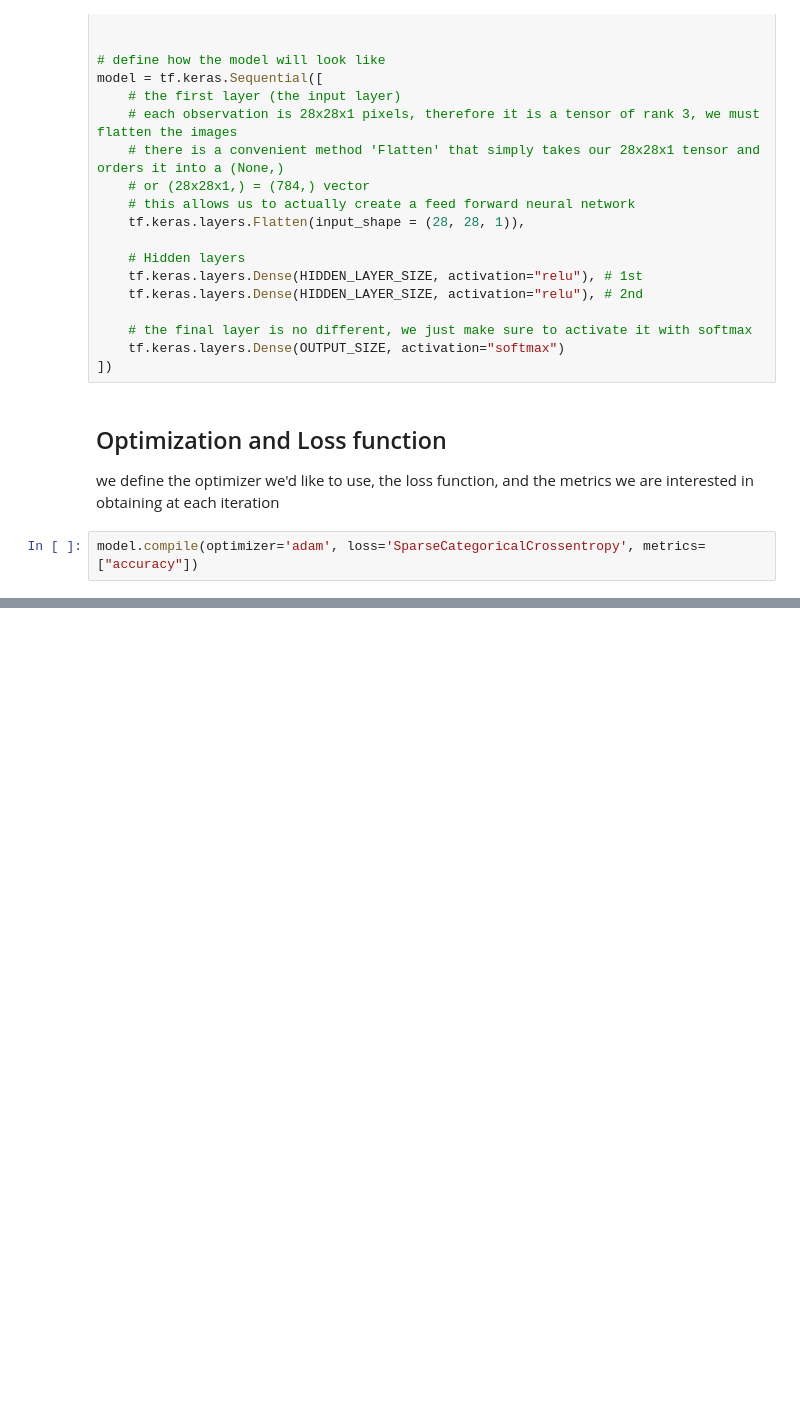
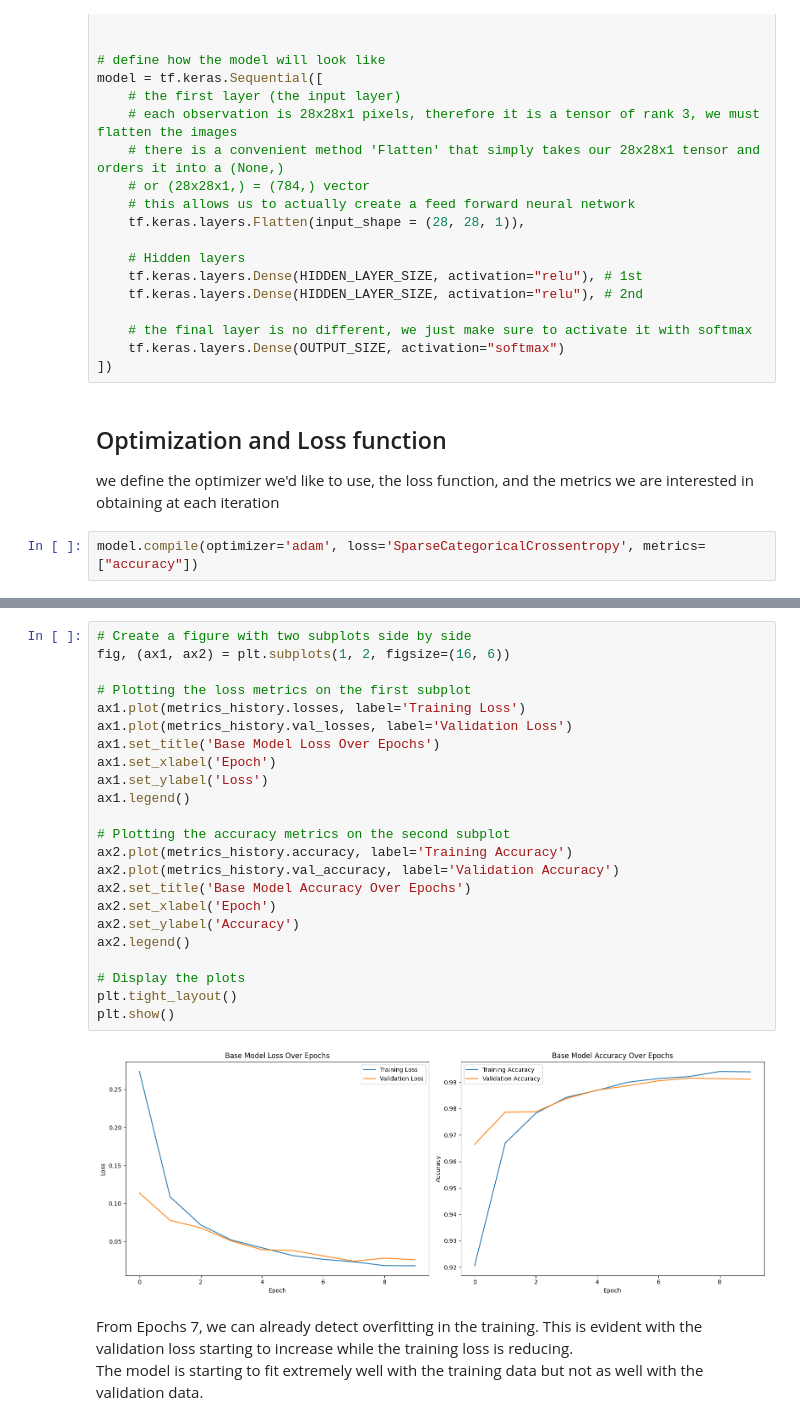
Before and after one commit to joseph-ishola/MNIST, a Jupyter notebook: script.ipynb, the cells around one changed output, grey strips where cells are left out. Drawn from its saved outputs; the diff is of its cells as text; blank space fills up the shorter version.

Commit message:
model training

```diff
--- a/script.ipynb
+++ b/script.ipynb
@@ -169,0 +241,28 @@ model.compile(optimizer='adam', loss='SparseCategoricalCrossentropy', metrics=["
+# %%
+# Create a figure with two subplots side by side
+fig, (ax1, ax2) = plt.subplots(1, 2, figsize=(16, 6))
+
+# Plotting the loss metrics on the first subplot
+ax1.plot(metrics_history.losses, label='Training Loss')
+ax1.plot(metrics_history.val_losses, label='Validation Loss')
+ax1.set_title('Base Model Loss Over Epochs')
+ax1.set_xlabel('Epoch')
+ax1.set_ylabel('Loss')
+ax1.legend()
+
+# Plotting the accuracy metrics on the second subplot
+ax2.plot(metrics_history.accuracy, label='Training Accuracy')
+ax2.plot(metrics_history.val_accuracy, label='Validation Accuracy')
+ax2.set_title('Base Model Accuracy Over Epochs')
+ax2.set_xlabel('Epoch')
+ax2.set_ylabel('Accuracy')
+ax2.legend()
+
+# Display the plots
+plt.tight_layout()
+plt.show()
+# %% [output]
+[figure, added]
+# %% [markdown]
+From Epochs 7, we can already detect overfitting in the training. This is evident with the validation loss starting to increase while the training loss is reducing. \
+The model is starting to fit extremely well with the training data but not as well with the validation data.
```
Also changed, not shown: parts of 5 cells of this notebook.
